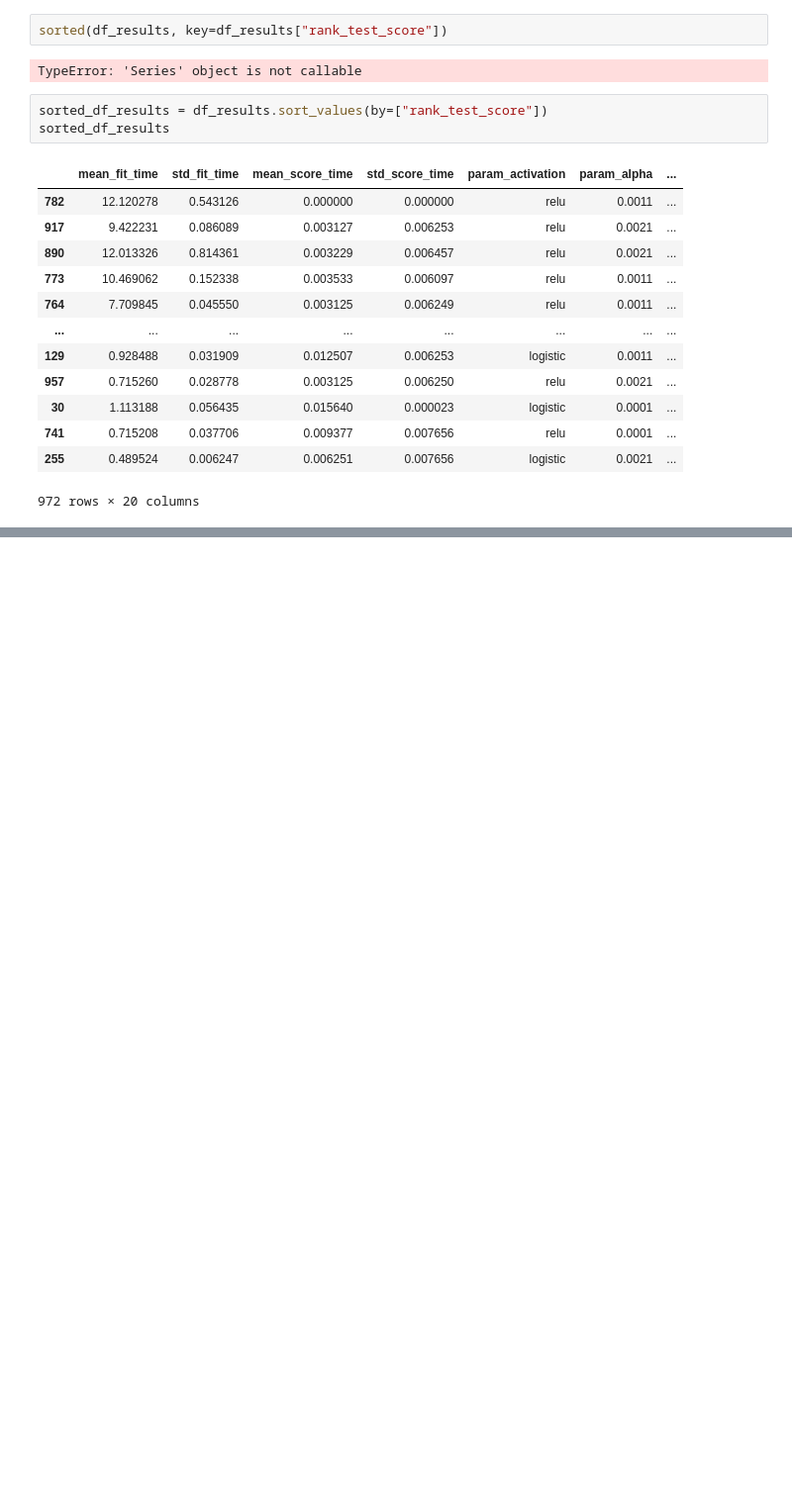
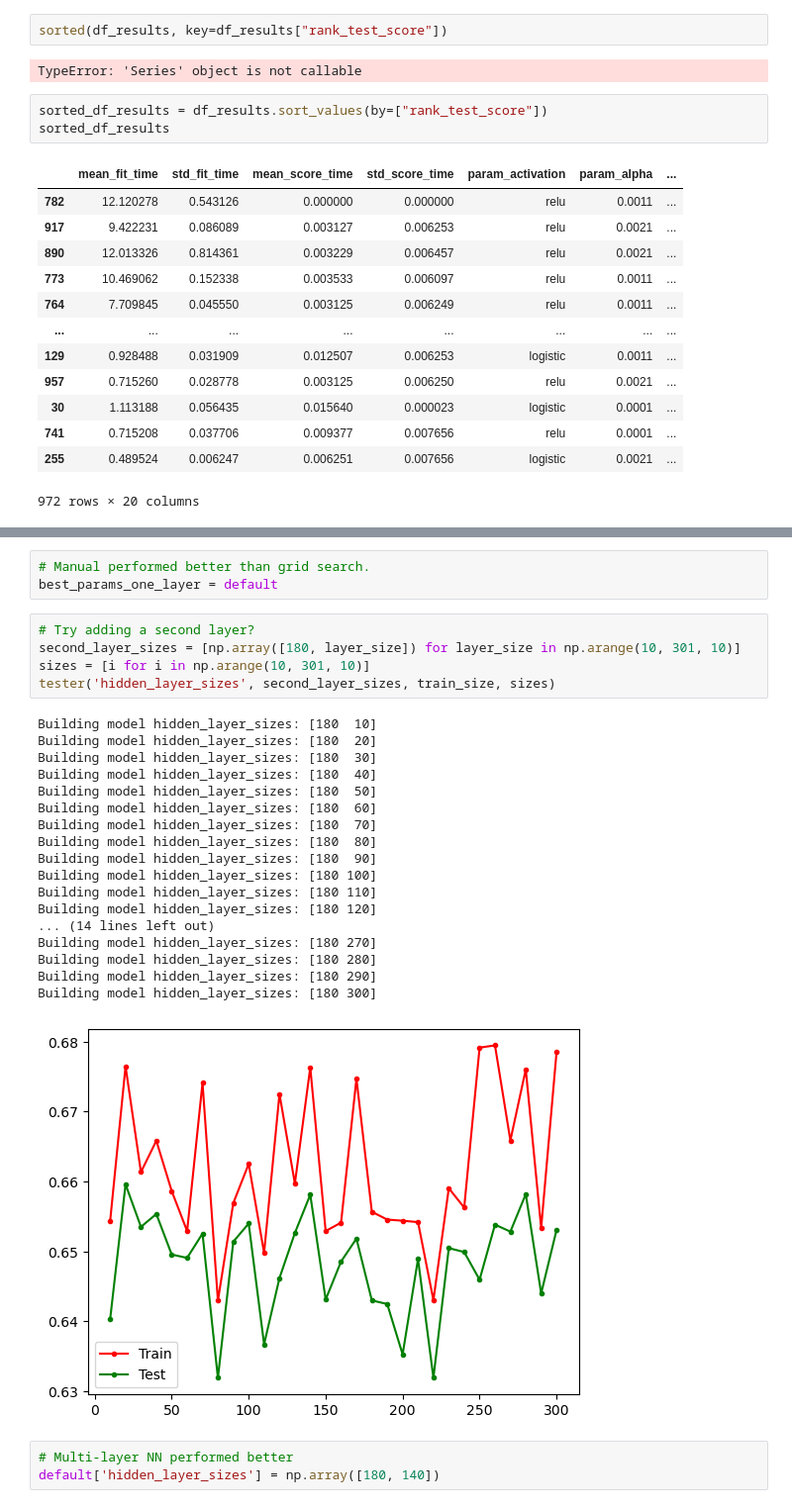
Before and after one commit to Aokijiop/CS178-IMDB-Classification, a Jupyter notebook: feedforwardNN.ipynb, the cells around one changed output, grey strips where cells are left out. Shown at 99% size. Cells and saved outputs as stored; diff of their text form; blank space fills up the shorter version.

```diff
--- a/feedforwardNN.ipynb
+++ b/feedforwardNN.ipynb
@@ -356,0 +374,30 @@ sorted_df_results
+# %%
+# Manual performed better than grid search.
+best_params_one_layer = default
+# %%
+# Try adding a second layer?
+second_layer_sizes = [np.array([180, layer_size]) for layer_size in np.arange(10, 301, 10)]
+sizes = [i for i in np.arange(10, 301, 10)]
+tester('hidden_layer_sizes', second_layer_sizes, train_size, sizes)
+# %% [output]
+Building model hidden_layer_sizes: [180  10]
+Building model hidden_layer_sizes: [180  20]
+Building model hidden_layer_sizes: [180  30]
+Building model hidden_layer_sizes: [180  40]
+Building model hidden_layer_sizes: [180  50]
+Building model hidden_layer_sizes: [180  60]
+Building model hidden_layer_sizes: [180  70]
+Building model hidden_layer_sizes: [180  80]
+Building model hidden_layer_sizes: [180  90]
+Building model hidden_layer_sizes: [180 100]
+Building model hidden_layer_sizes: [180 110]
+Building model hidden_layer_sizes: [180 120]
+... (14 lines left out)
+Building model hidden_layer_sizes: [180 270]
+Building model hidden_layer_sizes: [180 280]
+Building model hidden_layer_sizes: [180 290]
+Building model hidden_layer_sizes: [180 300]
+[figure, added]
+# %%
+# Multi-layer NN performed better
+default['hidden_layer_sizes'] = np.array([180, 140])
```
Also changed, not shown: parts of 7 cells of this notebook.
